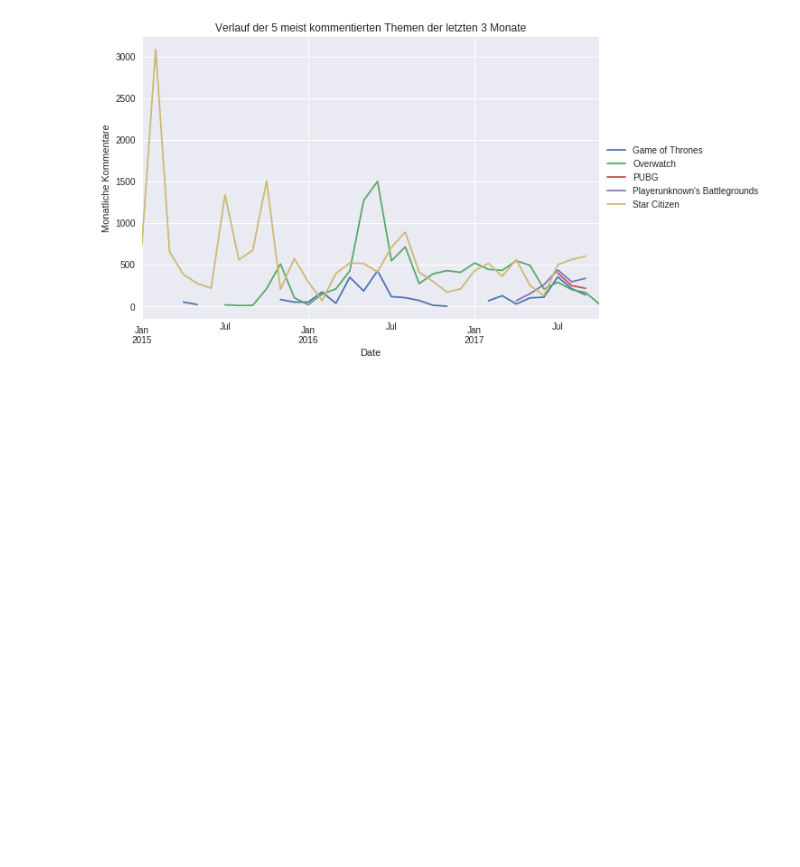
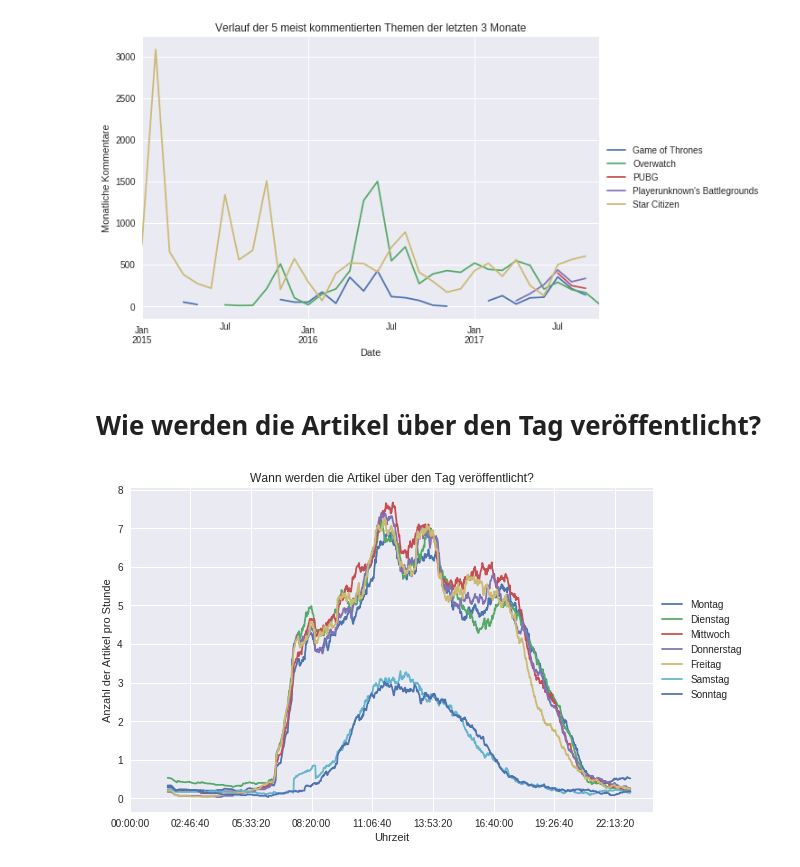
Before and after one commit to JMBehnken/GameStar_Tests, a Jupyter notebook: Gamestar_Explore_News.ipynb, the cells around one changed output. Saved outputs shown, nothing was run; the diff lists cells and outputs as text; code cells hidden in the pictures; blank space fills up the shorter version.

```diff
--- a/Gamestar_Explore_News.ipynb
+++ b/Gamestar_Explore_News.ipynb
@@ -139,3 +110,31 @@ plt.savefig('build/Gamestar_News_Verlauf_Monatliche_Aktuelle_Top_Artikel.pdf', b
 plt.show()
 # %% [output]
 [figure]
+# %% [markdown]
+# Wie werden die Artikel über den Tag veröffentlicht?
+# %%
+dict_week = {0:'Montag', 1:'Dienstag', 2:'Mittwoch', 3:'Donnerstag', 4:'Freitag', 5:'Samstag', 6:'Sonntag'}
+_, day = zip(*dict_week.items())
+
+df_week = df
+df_week['Weekday'] = df_week.index.weekday
+df_week['Weekday'] = df_week['Weekday'].apply(lambda x: dict_week[x])
+df_week = df_week.drop(['Title', 'Comments', 'Topic'], axis=1)
+
+df_week.index = df_week.index.time
+df_week = df_week.reset_index()
+
+df_pivot = df_week.groupby(['index', 'Weekday'])['Weekday'].count()
+df_pivot = df_pivot.rename('Value').reset_index()
+df_pivot = df_pivot.pivot(index='index', columns='Weekday')['Value'].reindex_axis(day, axis=1)
+
+df_pivot.fillna(0).rolling(window=60, center=True).mean().plot()
+plt.legend(loc='center left', bbox_to_anchor=(1, 0.5))
+plt.title('Wann werden die Artikel über den Tag veröffentlicht?')
+plt.xlabel('Uhrzeit')
+plt.ylabel('Anzahl der Artikel pro Stunde')
+plt.tight_layout()
+plt.savefig('build/Gamestar_News_Artikel_Time.pdf', bbox_inches='tight')
+plt.show()
+# %% [output]
+[figure, added]
```
Also changed, not shown: parts of 28 cells of this notebook, 12 other files.
